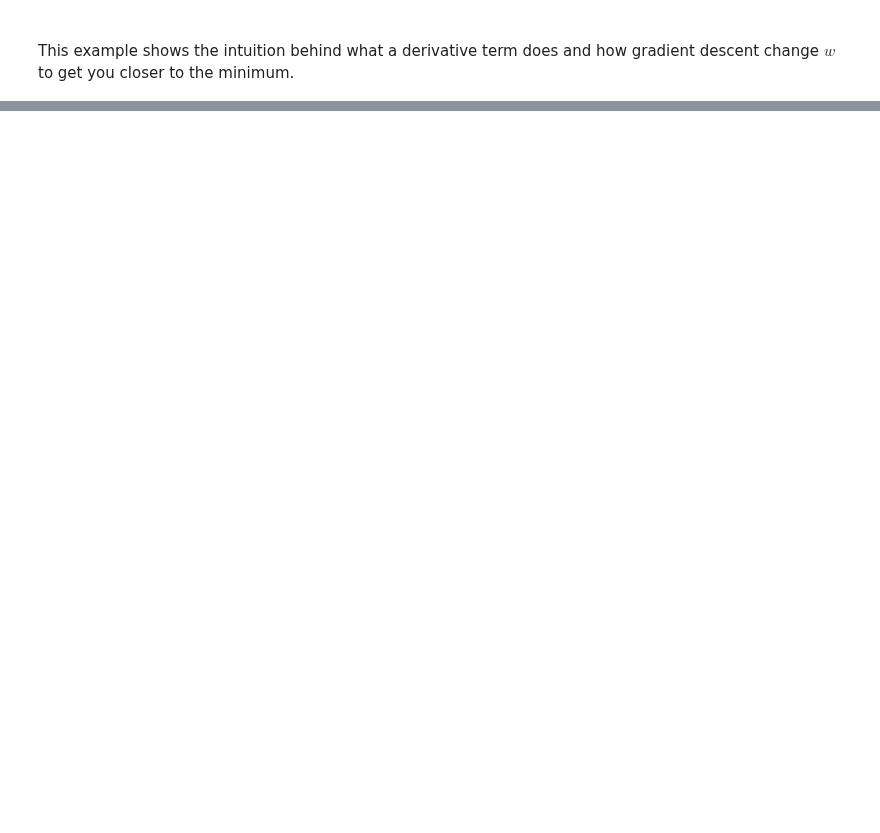
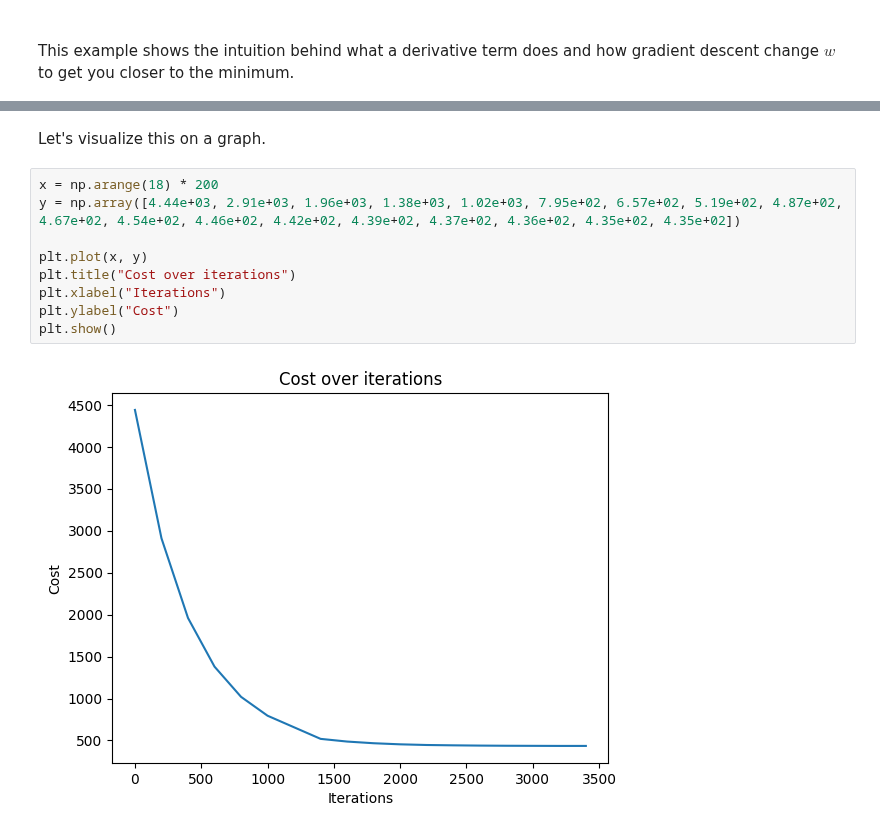
Before and after one commit to boramertkesil/machinelearning-notebook, a Jupyter notebook: ML_Notebook_BoraMertKesil.ipynb, the cells around one changed output, grey strips where cells are left out. Drawn from its saved outputs; the diff is of its cells as text; blank space fills up the shorter version.

```diff
--- a/ML_Notebook_BoraMertKesil.ipynb
+++ b/ML_Notebook_BoraMertKesil.ipynb
@@ -275,0 +315,13 @@ This example shows the intuition behind what a derivative term does and how grad
+# %% [markdown]
+Let's visualize this on a graph.
+# %%
+x = np.arange(18) * 200
+y = np.array([4.44e+03, 2.91e+03, 1.96e+03, 1.38e+03, 1.02e+03, 7.95e+02, 6.57e+02, 5.19e+02, 4.87e+02, 4.67e+02, 4.54e+02, 4.46e+02, 4.42e+02, 4.39e+02, 4.37e+02, 4.36e+02, 4.35e+02, 4.35e+02])
+
+plt.plot(x, y)
+plt.title("Cost over iterations")
+plt.xlabel("Iterations")
+plt.ylabel("Cost")
+plt.show()
+# %% [output]
+[figure, added]
```
Also changed, not shown: parts of 9 cells of this notebook.
